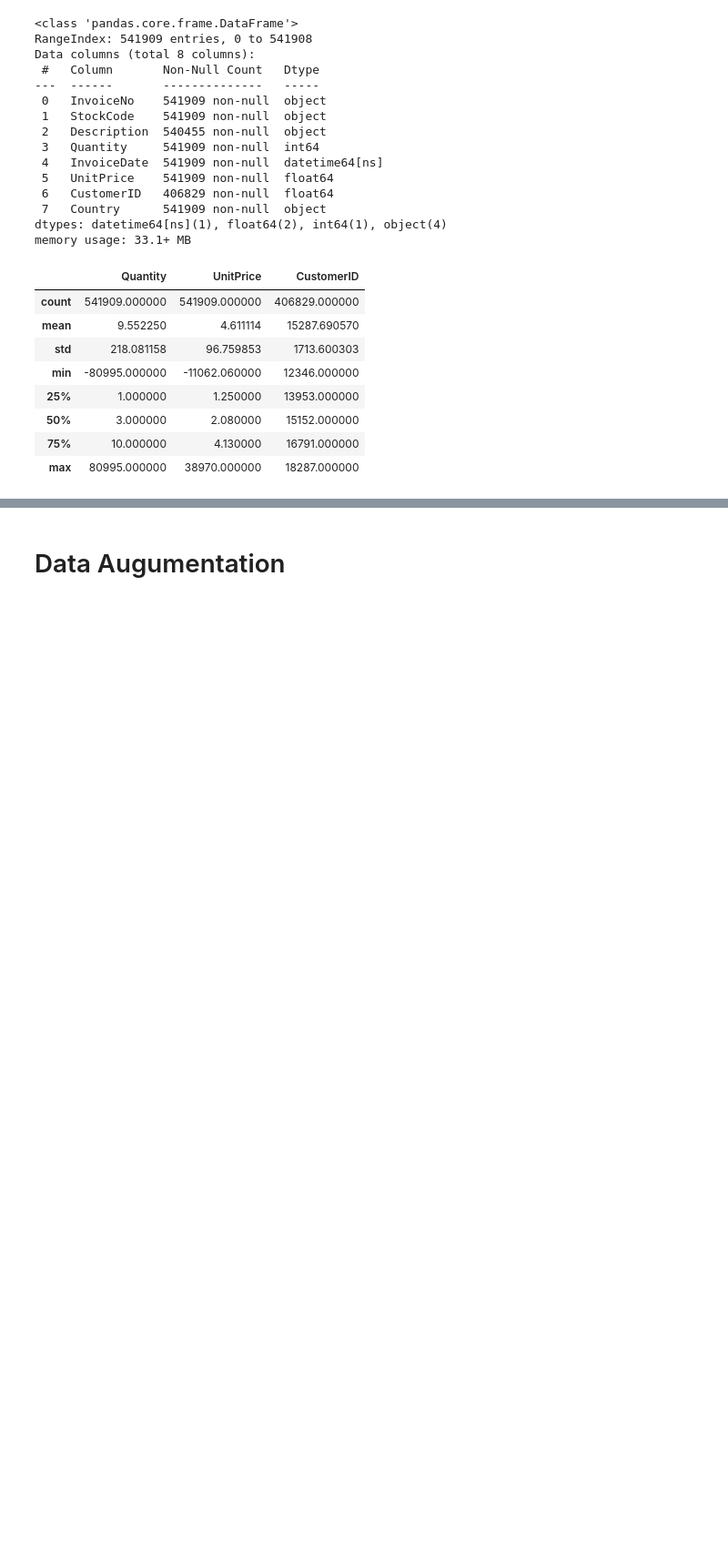
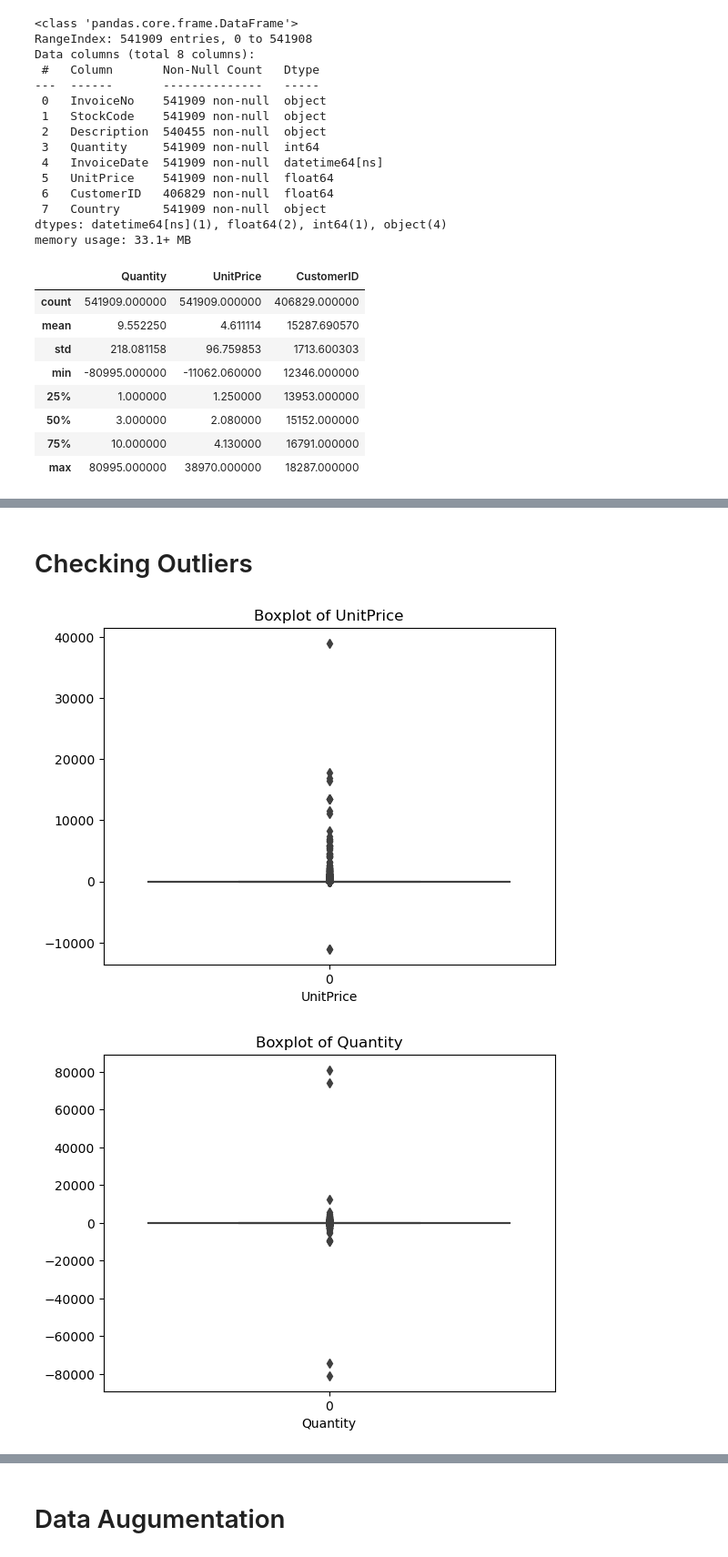
Before and after one commit to UtkarshPrajapati/Customer-Purchase-Recommendation-System, a Jupyter notebook: userstory.ipynb, the cells around one changed output, grey strips where cells are left out. Shown at 91% size. Drawn from its saved outputs; the diff is of its cells as text; code cells hidden in the pictures; blank space fills up the shorter version.

```diff
--- a/userstory.ipynb
+++ b/userstory.ipynb
@@ -61,0 +82,3 @@ df.describe()
+# %%
+df = df[~df['StockCode'].str.contains('POST', na=False)]
+df
@@ -61,0 +99,15 @@ df.describe()
+# %% [markdown]
+# Checking Outliers
+# %%
+def check_outliers(dataframe, variable):
+    sns.boxplot(dataframe[variable])
+    plt.title('Boxplot of '+variable)
+    plt.xlabel(variable)
+    plt.show()
+
+columns = ['UnitPrice', 'Quantity']
+for col in columns:
+    check_outliers(df,col)
+# %% [output]
+[figure, added]
+[figure, added]
```
Also changed, not shown: parts of 14 cells of this notebook.
